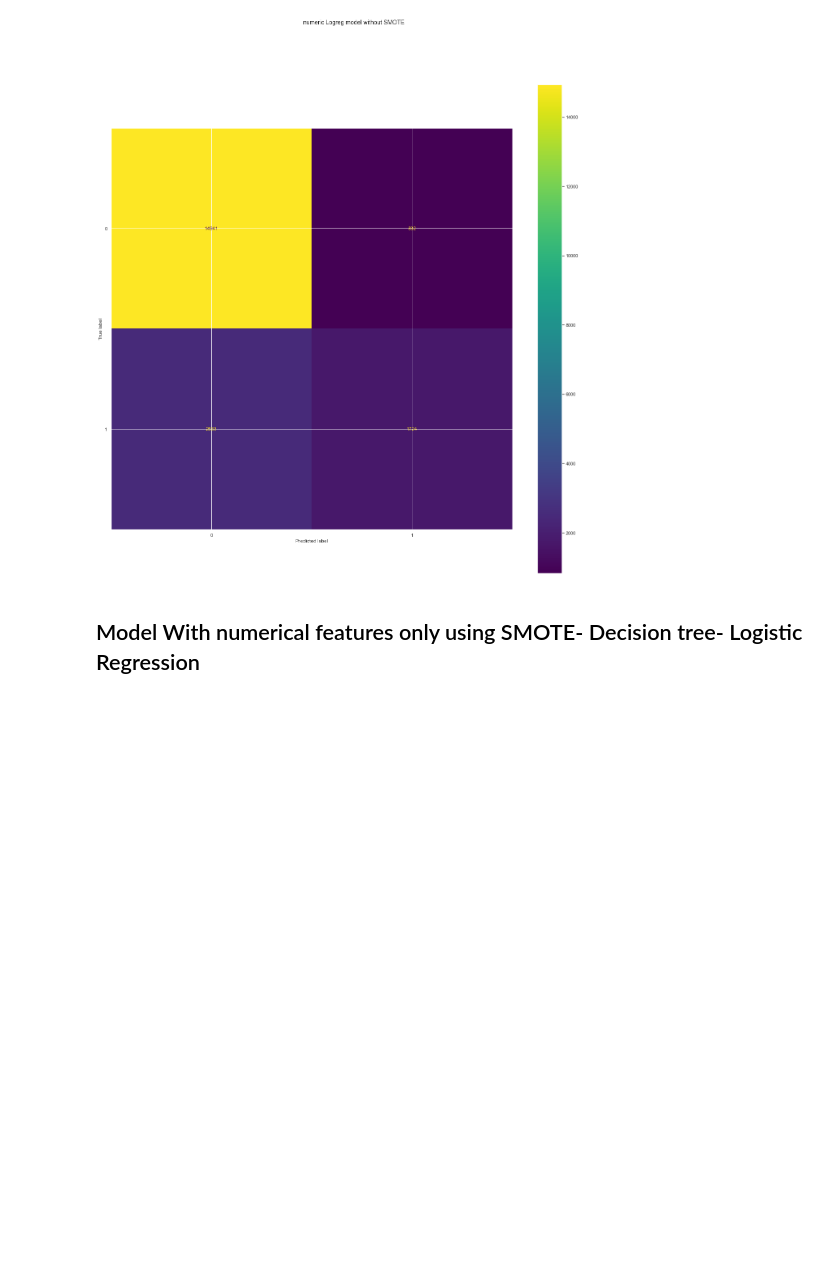
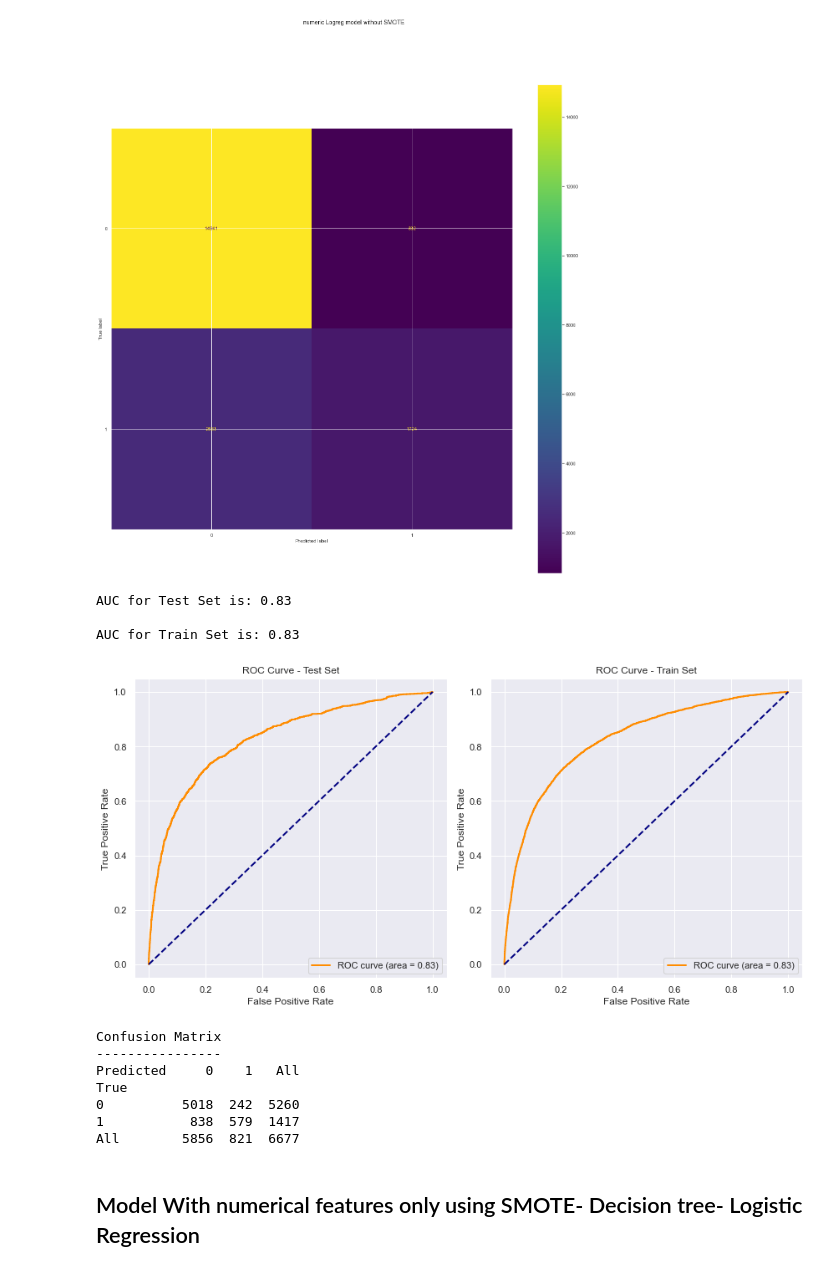
Before and after one commit to K-Pegg/Vaccines-Project, a Jupyter notebook: Notebooks/Juvenson-working-notebook.ipynb, the cells around one changed output. Cells and saved outputs as stored; diff of their text form; code cells hidden in the pictures; blank space fills up the shorter version.

```diff
--- a/Notebooks/Juvenson-working-notebook.ipynb
+++ b/Notebooks/Juvenson-working-notebook.ipynb
@@ -678,6 +740,20 @@ fig.suptitle("numeric Logreg model without SMOTE")
 ConfusionMatrixDisplay(confusion_matrix(y_train, logreg.predict(X_train_scaled))).plot(ax=ax);
 # %% [output]
 [figure]
+# %%
+evaluate_model_performance(logreg, X_train_scaled, y_train, X_test_scaled, y_test)
+# %% [output]
+AUC for Test Set is: 0.83
+
+AUC for Train Set is: 0.83
+[figure, added]
+Confusion Matrix
+----------------
+Predicted     0    1   All
+True
+0          5018  242  5260
+1           838  579  1417
+All        5856  821  6677
 # %% [markdown]
 ## Model With numerical features only using SMOTE- Decision tree- Logistic Regression
 # %%
```
Also changed, not shown: parts of 13 cells of this notebook.
